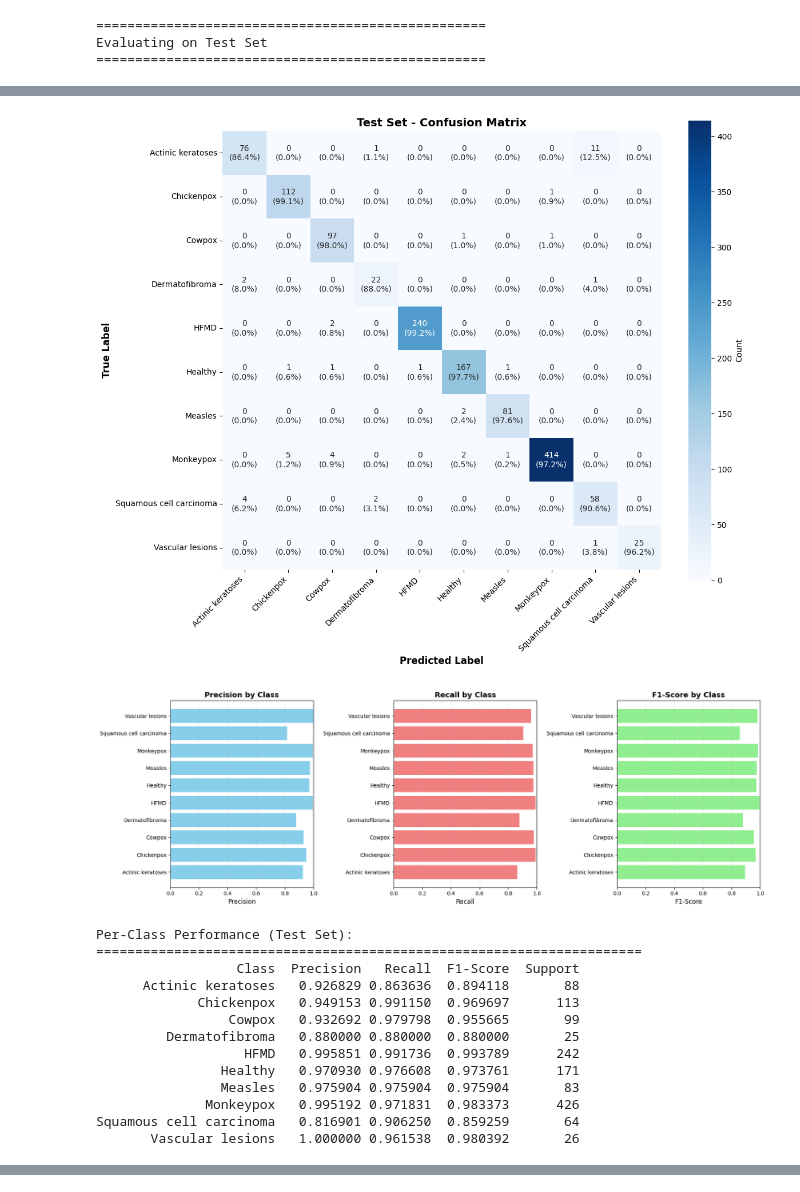
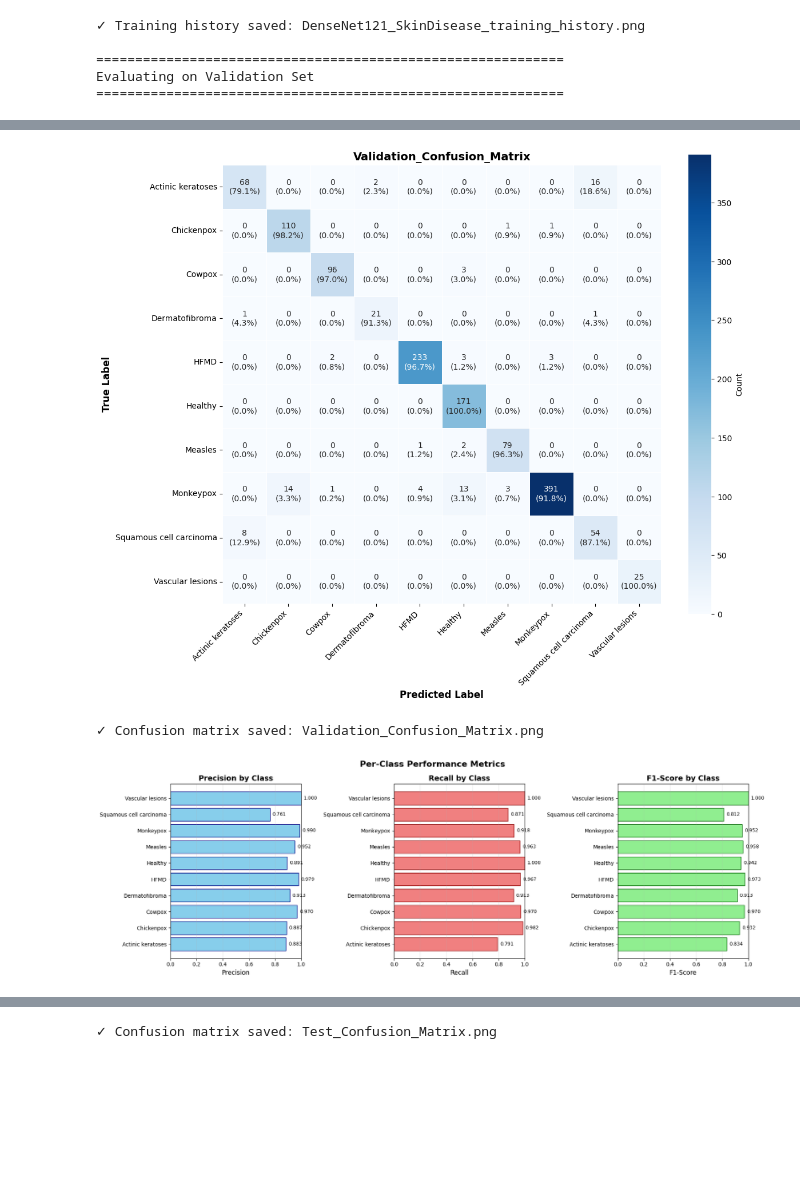
Before and after one commit to sudarshan-raveendranath/Skin-Lession-Detection, a Jupyter notebook: models/densenet/skin_lesion_densenet.ipynb, the cells around one changed output, grey strips where cells are left out. Saved outputs shown, nothing was run; the diff lists cells and outputs as text; code cells hidden in the pictures; blank space fills up the shorter version.

Commit message:
Removed old trained model with the new trained.

```diff
--- a/models/densenet/skin_lesion_densenet.ipynb
+++ b/models/densenet/skin_lesion_densenet.ipynb
@@ -203,4 +146,3 @@ def train_model(model, criterion, optimizer, scheduler=None, num_epochs=30, mode
 # %%
-# ==================== TRAIN MODEL ====================
-model, history = train_model(model, criterion, optimizer, scheduler,
-                            num_epochs=num_epochs, model_name="SkinDiseaseModel")
+# ==================== LOSS FUNCTION ====================
+criterion = nn.CrossEntropyLoss(weight=class_weights)
@@ -456,4 +475,15 @@ NameError: name 'plot_training_history' is not defined
 # %%
-# ==================== EVALUATE ON VALIDATION SET ====================
-val_results = evaluate_model(model, val_loader, dataset_name="Validation")
+# ==================== TRAIN MODEL ====================
+print("\n" + "="*60)
+print("Starting DenseNet121 Training")
+print("="*60)
+
+model, history = train_model(
+    model,
+    criterion,
+    optimizer,
+    scheduler,
+    num_epochs=num_epochs,
+    model_name="DenseNet121_SkinDisease"
+)
 # %% [output]
@@ -467,4 +540,10 @@ Original Traceback (most recent call last):
 # %%
+# ==================== PLOT TRAINING HISTORY ====================
+plot_training_history(history, model_name="DenseNet121_SkinDisease")
+
+# ==================== EVALUATE ON VALIDATION SET ====================
+val_results = evaluate_model(model, val_loader, dataset_name="Validation")
+
 # ==================== EVALUATE ON TEST SET ====================
 test_results = evaluate_model(model, test_loader, dataset_name="Test")
 # %% [output]
@@ -471,3 +551,5 @@ test_results = evaluate_model(model, test_loader, dataset_name="Test")
-==================================================
-Evaluating on Test Set
-==================================================
+✓ Training history saved: DenseNet121_SkinDisease_training_history.png
+
+============================================================
+Evaluating on Validation Set
+============================================================
@@ -491,15 +573,3 @@ Detailed Classification Report (Test Set):
-[figure, old version]
-[figure, old version]
+[figure, new version]
-Per-Class Performance (Test Set):
-======================================================================
-                  Class  Precision   Recall  F1-Score  Support
-      Actinic keratoses   0.926829 0.863636  0.894118       88
-             Chickenpox   0.949153 0.991150  0.969697      113
-                 Cowpox   0.932692 0.979798  0.955665       99
-         Dermatofibroma   0.880000 0.880000  0.880000       25
-                   HFMD   0.995851 0.991736  0.993789      242
-                Healthy   0.970930 0.976608  0.973761      171
-                Measles   0.975904 0.975904  0.975904       83
-              Monkeypox   0.995192 0.971831  0.983373      426
-Squamous cell carcinoma   0.816901 0.906250  0.859259       64
-       Vascular lesions   1.000000 0.961538  0.980392       26
+✓ Confusion matrix saved: Validation_Confusion_Matrix.png
+[figure, added]
@@ -505,0 +613 @@ Squamous cell carcinoma   0.816901 0.906250  0.859259       64
+✓ Confusion matrix saved: Test_Confusion_Matrix.png
```
Also changed, not shown: parts of 19 cells of this notebook, 3 other files.
